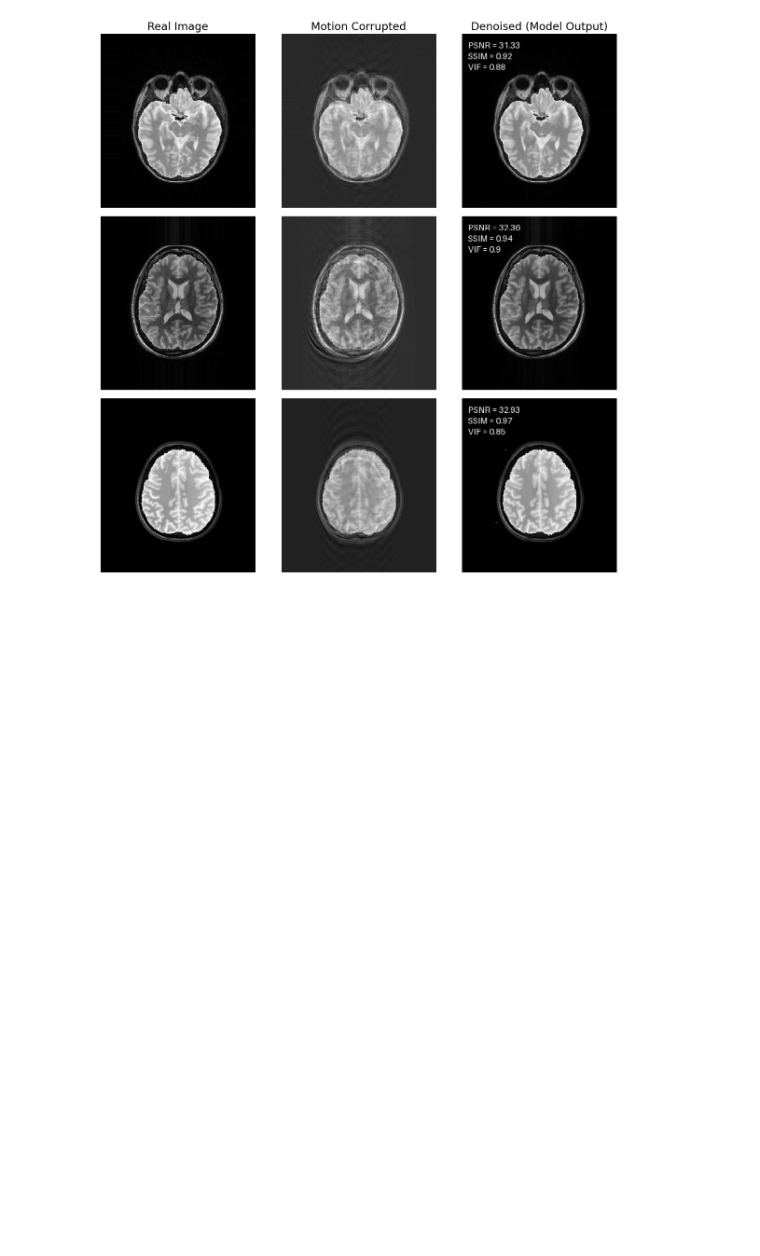
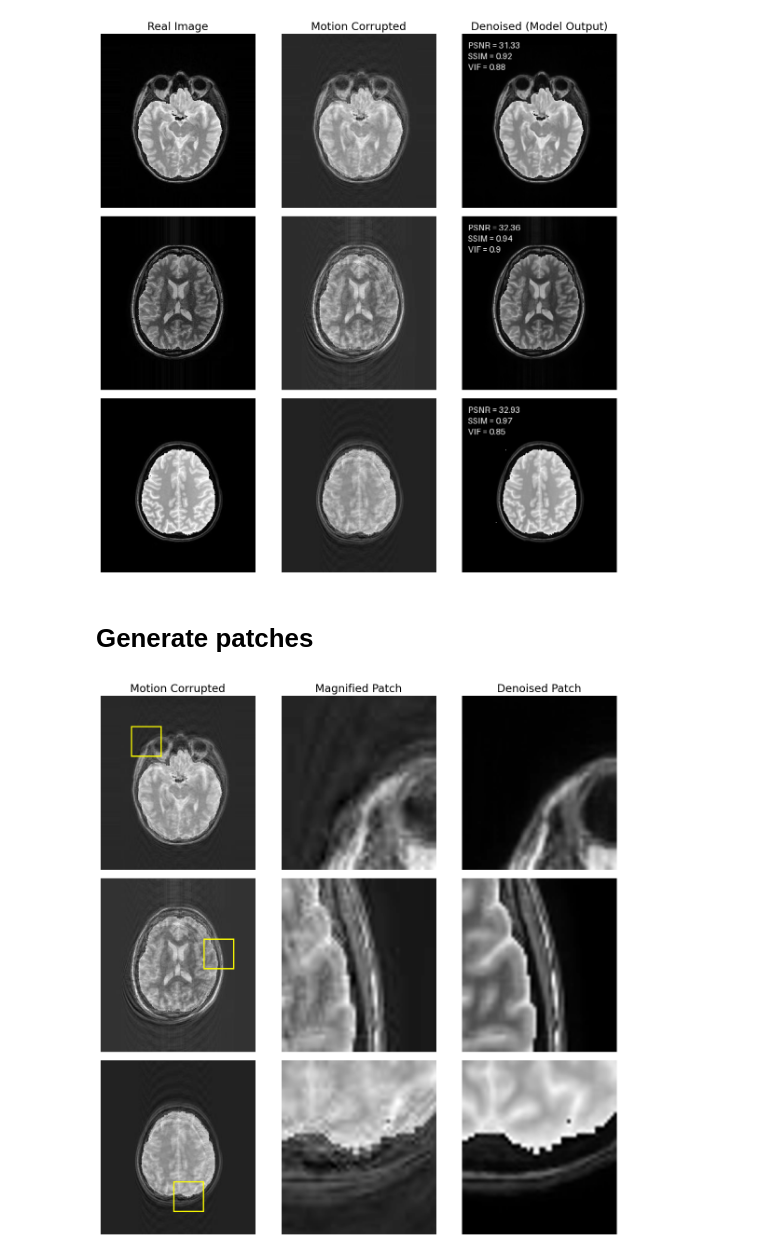
Before and after one commit to afifaniks/tiny_brains, a Jupyter notebook: notebooks/test_visualizer.ipynb, the cells around one changed output. Saved outputs shown, nothing was run; the diff lists cells and outputs as text; code cells hidden in the pictures; blank space fills up the shorter version.

Commit message:
Add patched image visualization

```diff
--- a/notebooks/test_visualizer.ipynb
+++ b/notebooks/test_visualizer.ipynb
@@ -145,3 +145,53 @@ for ax in axs:
 plt.show()
 # %% [output]
 [figure]
+# %% [markdown]
+# Generate patches
+# %%
+def generate_patch(image, patch_coords):
+    patch = image.crop(patch_coords)
+
+    original_size = image.size
+
+    resized_patch = patch.resize(original_size)
+
+    return resized_patch
+# %%
+def draw_rectangle(image, patch_coords):
+    image = image.convert("RGB")
+    draw = ImageDraw.Draw(image)
+    # Draw the patch rectangle
+    draw.rectangle(patch_coords, outline="yellow", width=2)
+
+    return image
+# %%
+import matplotlib.pyplot as plt
+import numpy as np
+
+plt.rcParams.update({'font.size': 14, 'axes.titlesize': 'large', 'axes.labelsize': 'medium'})
+
+fig, axs = plt.subplots(3, 3, figsize=(15, 15))
+plt.subplots_adjust(wspace=0.0, hspace=0.05)
+
+axs[0, 0].set_title('Motion Corrupted')
+axs[0, 1].set_title('Magnified Patch')
+axs[0, 2].set_title('Denoised Patch')
+
+patch_coords = [
+    (50, 50, 100, 100),
+    (170, 100, 220, 150),
+    (120, 200, 170, 250),
+]
+for enum_index, (base, gt, pred) in enumerate(zip(base_images, gts, preds)):
+
+    axs[enum_index][0].imshow(draw_rectangle(base[0].copy(), patch_coords[enum_index]), cmap="gray")
+    axs[enum_index][1].imshow(generate_patch(base[0], patch_coords[enum_index]), cmap="gray")
+    axs[enum_index][2].imshow(generate_patch(pred[0], patch_coords[enum_index]), cmap="gray")
+
+for ax in axs:
+    for subax in ax:
+        subax.axis('off')
+
+plt.show()
+# %% [output]
+[figure, added]
```
